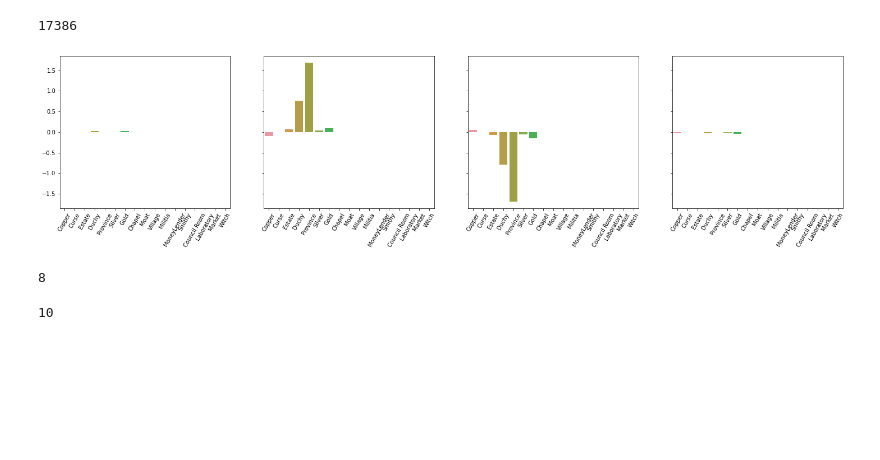
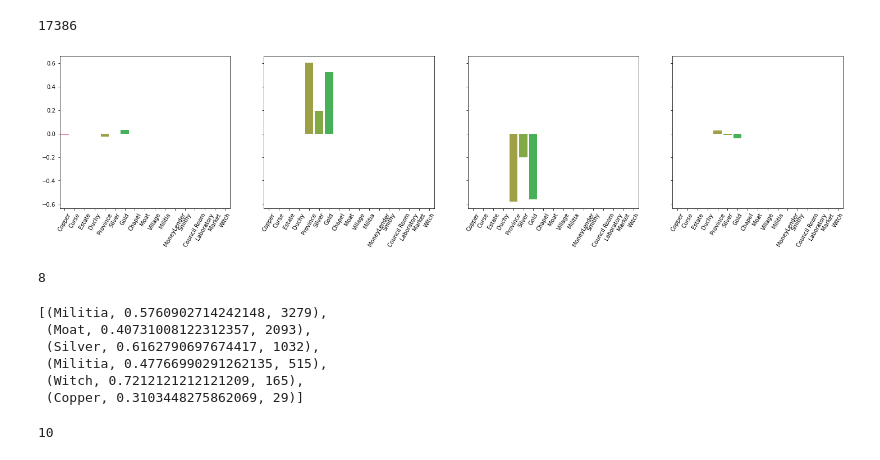
Before and after one commit to SpecificGenerality/PyDominion, a Jupyter notebook: notebooks/mcts_training.ipynb, the cells around one changed output. Cells and saved outputs as stored; diff of their text form; code cells hidden in the pictures; blank space fills up the shorter version.

```diff
--- a/notebooks/mcts_training.ipynb
+++ b/notebooks/mcts_training.ipynb
@@ -33,10 +33,11 @@ rollout_path = os.path.join(model_dir, rollout_name)
 default_kingdom = [Chapel, Moat, Village, Militia, Moneylender, Smithy, CouncilRoom, Laboratory, Market, Witch]
 # %%
 # C = lambda x: max(1e-2, min(0.5, 1 / np.sqrt(x)))
-C = lambda x: 1 / np.sqrt(2)
+# C = lambda x: 1 / np.sqrt(2)
+C = lambda x: 1
+tree = GameTree(train=True, C=C, selection='ucb1_tuned')
 # %%
-config = GameConfig(split=StartingSplit.StartingRandomSplit, sandbox=False, num_players=2, must_include=default_kingdom)
-tree = GameTree(train=True, C=C)
+config = GameConfig(sandbox=False, num_players=2, must_include=default_kingdom)
 # players = init_players(['UCT', 'BM'], tree=tree, rollout_type='mlog')
 player = init_players(['UCT'], tree=tree, rollout_type='mlog')[0]
 players = [player, player]
@@ -83,23 +84,23 @@ for i, model in warm_model.items():
     cold_model.coef_[0][17:24] = coef[0][7:14]
     cold_model.coef_[0][34:41] = coef[0][14:]
 # %%
-plot_model = player.rollout.models[1]
+plot_model = player.rollout.models[8]
 # plot_model = models[8]
 agent_weights = plot_model.coef_[0][17:34]
 opp_weights = plot_model.coef_[0][34:]
 supply_weights = plot_model.coef_[0][:17]
 player_weight_diffs = agent_weights + opp_weights
 cards = list(str(k()) for k in idxs.keys())
 
 f, axes = plt.subplots(1,4, figsize=(25, 5), sharey='all')
 sns.barplot(x=cards, y=supply_weights, ax=axes[0])
 sns.barplot(x=cards, y=agent_weights, ax=axes[1])
 sns.barplot(x=cards, y=opp_weights, ax=axes[2])
 sns.barplot(x=cards, y=player_weight_diffs, ax=axes[3])
 
 for ax in axes:
     ax.set_xticklabels(ax.get_xticklabels(), rotation=60)
 # %% [output]
-[figure, old version]
+[figure, new version]
 # %%
 train_mcts(env=env, tree=tree, epochs=100000, train_epochs_interval=sys.maxsize, save_epochs=10000, path=tree_path, rollout_path=rollout_path)
@@ -114,3 +117,12 @@ L = get_most_visited_paths_at_depth(node, 4, 9)
+# %%
+get_buy_sequence(L[0])
+# %% [output]
+[(Militia, 0.5760902714242148, 3279),
+ (Moat, 0.40731008122312357, 2093),
+ (Silver, 0.6162790697674417, 1032),
+ (Militia, 0.47766990291262135, 515),
+ (Witch, 0.7212121212121209, 165),
+ (Copper, 0.3103448275862069, 29)]
 # %%
 L = get_best_paths(node, 5, 10)
 len(L)
```
Also changed, not shown: parts of 5 cells of this notebook, 3 other files.
